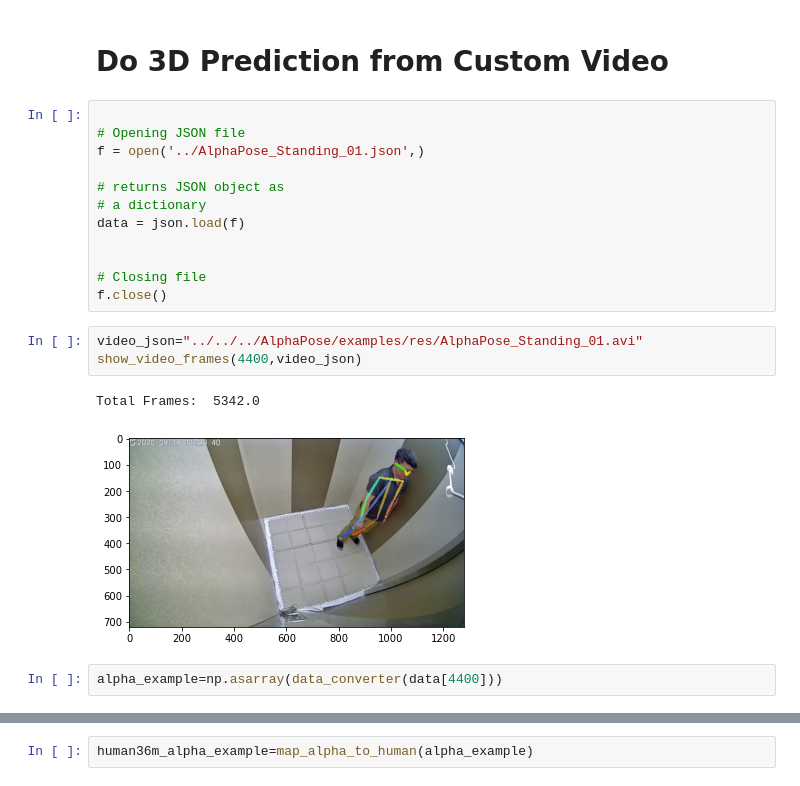
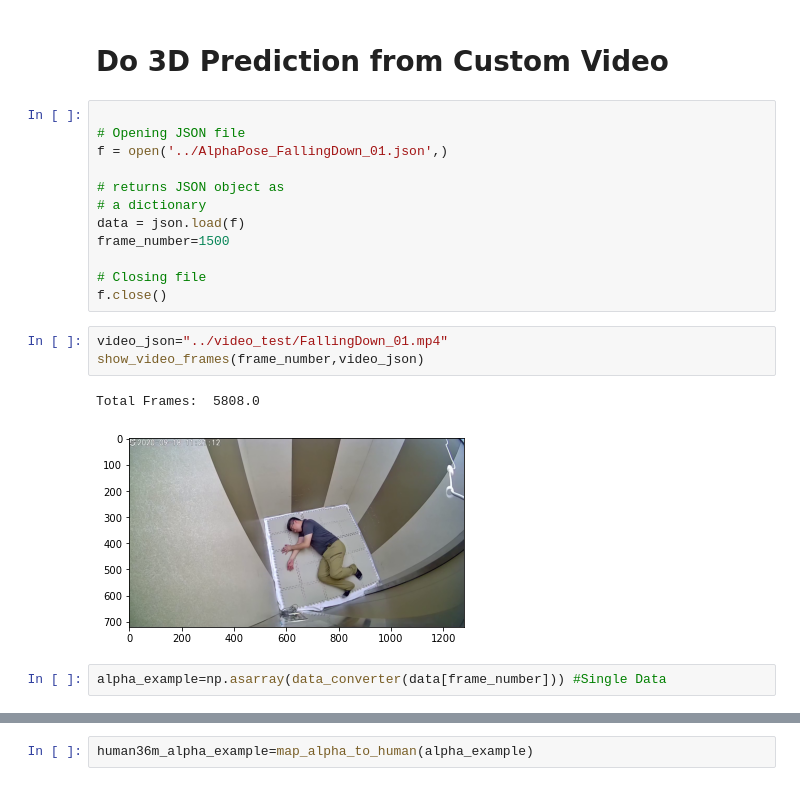
Before and after one commit to alexivaner/3d_pose_baseline_pytorch_Alpha_Pose, a Jupyter notebook: src/Map Alpha Pose to Human3.6M.ipynb, the cells around one changed output, grey strips where cells are left out. Saved outputs shown, nothing was run; the diff lists cells and outputs as text.

```diff
--- a/src/Map Alpha Pose to Human3.6M.ipynb
+++ b/src/Map Alpha Pose to Human3.6M.ipynb
@@ -1203,23 +1232,23 @@ def visualize_3D(path):
 # %%
 
 # Opening JSON file
-f = open('../AlphaPose_Standing_01.json',)
+f = open('../AlphaPose_FallingDown_01.json',)
 
 # returns JSON object as
 # a dictionary
 data = json.load(f)
-
+frame_number=1500
 
 # Closing file
 f.close()
 # %%
-video_json="../../../AlphaPose/examples/res/AlphaPose_Standing_01.avi"
-show_video_frames(4400,video_json)
+video_json="../video_test/FallingDown_01.mp4"
+show_video_frames(frame_number,video_json)
 # %% [output]
-Total Frames:  5342.0
+Total Frames:  5808.0
-[figure, old version]
+[figure, new version]
 # %%
-alpha_example=np.asarray(data_converter(data[4400]))
+alpha_example=np.asarray(data_converter(data[frame_number])) #Single Data
 # %%
 plot_alpha(alpha_example)
 # %% [output]
```
Also changed, not shown: parts of 49 cells of this notebook, 22 other files.
